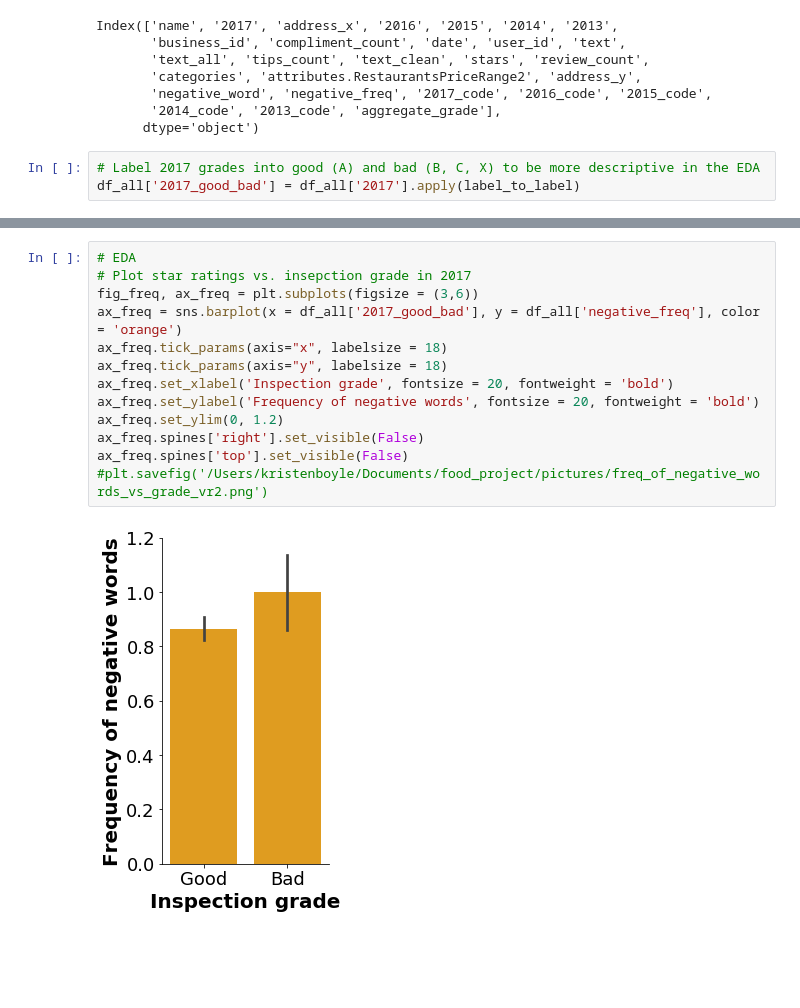
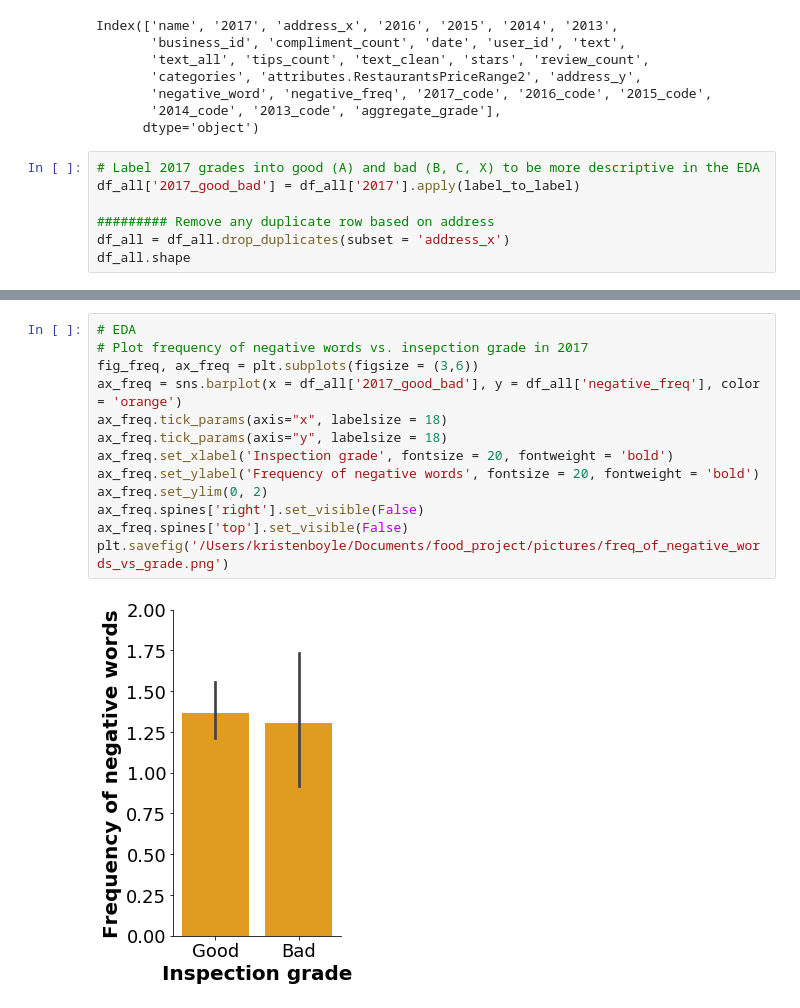
Before and after one commit to arian16/food_project, a Jupyter notebook: main.ipynb, the cells around one changed output, grey strips where cells are left out. Saved outputs shown, nothing was run; the diff lists cells and outputs as text; blank space fills up the shorter version.

Commit message:
remove duplicates

```diff
--- a/main.ipynb
+++ b/main.ipynb
@@ -386,3 +386,7 @@ Index(['name', '2017', 'address_x', '2016', '2015', '2014', '2013',
 # %%
 # Label 2017 grades into good (A) and bad (B, C, X) to be more descriptive in the EDA
 df_all['2017_good_bad'] = df_all['2017'].apply(label_to_label)
+
+######### Remove any duplicate row based on address
+df_all = df_all.drop_duplicates(subset = 'address_x')
+df_all.shape
@@ -404,18 +410,18 @@ ax_star.spines['top'].set_visible(False)
 # %%
 # EDA
-# Plot star ratings vs. insepction grade in 2017
+# Plot frequency of negative words vs. insepction grade in 2017
 fig_freq, ax_freq = plt.subplots(figsize = (3,6))
 ax_freq = sns.barplot(x = df_all['2017_good_bad'], y = df_all['negative_freq'], color = 'orange')
 ax_freq.tick_params(axis="x", labelsize = 18)
 ax_freq.tick_params(axis="y", labelsize = 18)
 ax_freq.set_xlabel('Inspection grade', fontsize = 20, fontweight = 'bold')
 ax_freq.set_ylabel('Frequency of negative words', fontsize = 20, fontweight = 'bold')
-ax_freq.set_ylim(0, 1.2)
+ax_freq.set_ylim(0, 2)
 ax_freq.spines['right'].set_visible(False)
 ax_freq.spines['top'].set_visible(False)
-#plt.savefig('/Users/kristenboyle/Documents/food_project/pictures/freq_of_negative_words_vs_grade_vr2.png')
+plt.savefig('/Users/kristenboyle/Documents/food_project/pictures/freq_of_negative_words_vs_grade.png')
 # %% [output]
-[figure, old version]
+[figure, new version]
 # %%
 # EDA
 # Plot review_count vs. insepction grade in 2017
```
Also changed, not shown: parts of 43 cells of this notebook.
